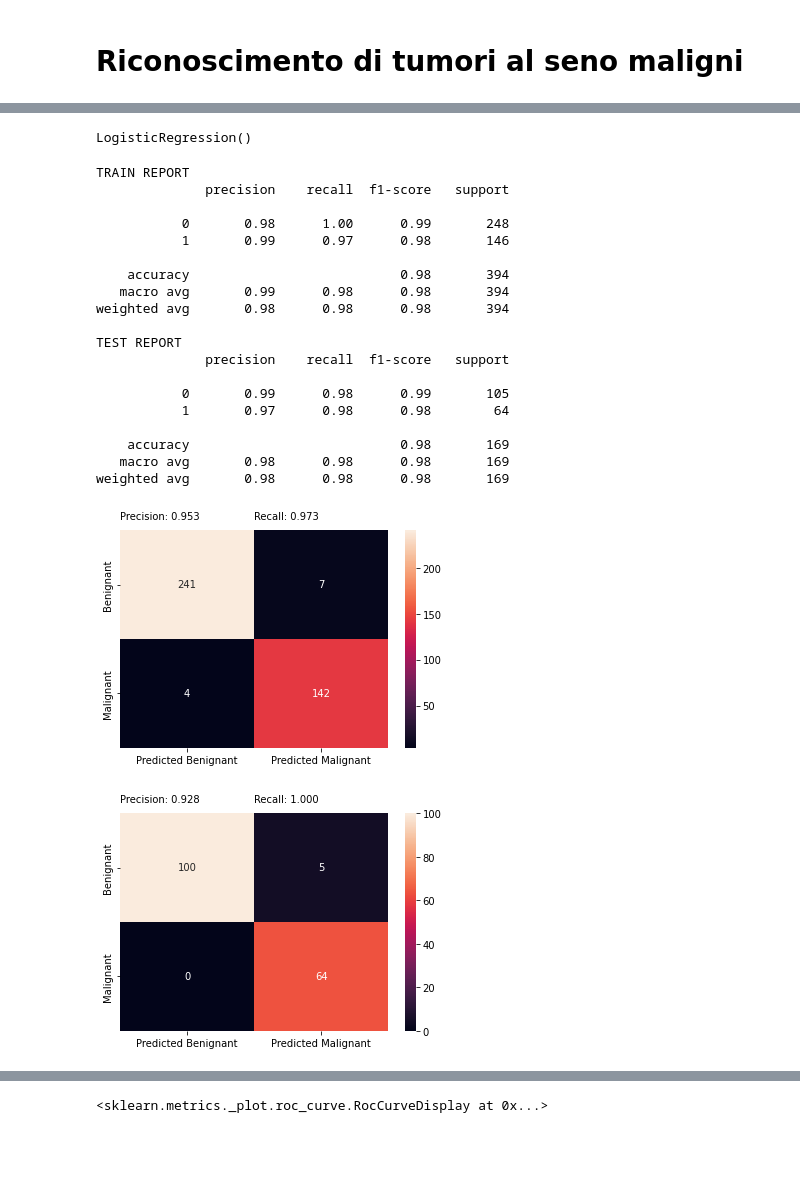
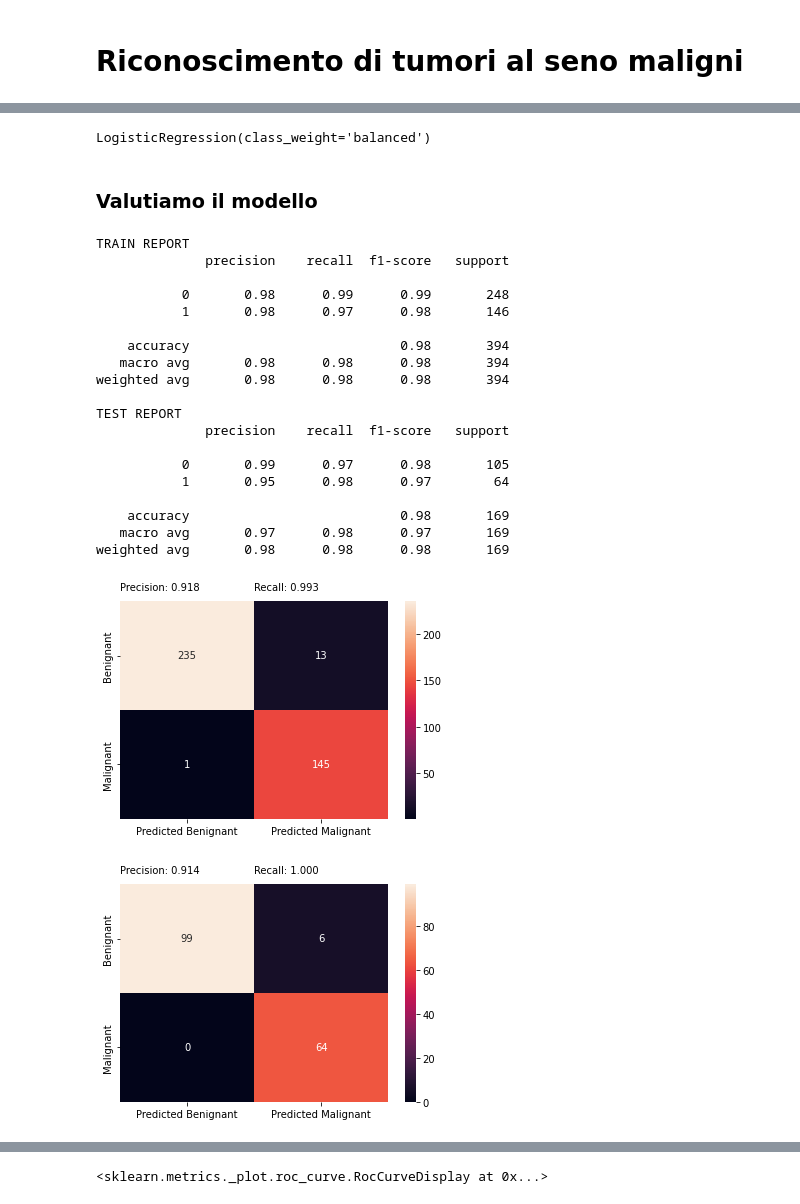
Before and after one commit to ProfAI/machine-learning-fondamenti, a Jupyter notebook: 4 - La Classificazione/binary_classification_exercise.ipynb, the cells around one changed output, grey strips where cells are left out. Cells and saved outputs as stored; diff of their text form; code cells hidden in the pictures; blank space fills up the shorter version.

```diff
--- a/4 - La Classificazione/binary_classification_exercise.ipynb
+++ b/4 - La Classificazione/binary_classification_exercise.ipynb
@@ -28,6 +37,6 @@ from sklearn.metrics import plot_roc_curve
 # %%
-BASE_URL=""
-df = pd.read_csv(BASE_URL+"breast_cancer.csv", header=0)
+BASE_URL="https://raw.githubusercontent.com/ProfAI/machine-learning-fondamenti/main/datasets/"
+df = pd.read_csv(BASE_URL+"breast_cancer.csv")
 df.head()
 # %% [output]
 |  | ID number | diagnosis | radius mean | texture mean | perimeter mean | area mean | smoothness mean | ... |
@@ -59,10 +77,12 @@ ss = StandardScaler()
 X_train = ss.fit_transform(X_train)
 X_test = ss.transform(X_test)
 # %%
-lr = LogisticRegression()
+lr = LogisticRegression(class_weight="balanced")
 lr.fit(X_train, y_train)
 # %% [output]
-LogisticRegression()
+LogisticRegression(class_weight='balanced')
+# %% [markdown]
+### Valutiamo il modello
 # %%
 y_pred_train = lr.predict(X_train)
 y_proba_train = lr.predict_proba(X_train)
@@ -77,21 +97,21 @@ print(classification_report(y_test, y_pred_test))
 TRAIN REPORT
               precision    recall  f1-score   support
 
-           0       0.98      1.00      0.99       248
-           1       0.99      0.97      0.98       146
+           0       0.98      0.99      0.99       248
+           1       0.98      0.97      0.98       146
 
     accuracy                           0.98       394
-   macro avg       0.99      0.98      0.98       394
+   macro avg       0.98      0.98      0.98       394
 weighted avg       0.98      0.98      0.98       394
 
 TEST REPORT
               precision    recall  f1-score   support
 
-           0       0.99      0.98      0.99       105
-           1       0.97      0.98      0.98        64
+           0       0.99      0.97      0.98       105
+           1       0.95      0.98      0.97        64
 
     accuracy                           0.98       169
-   macro avg       0.98      0.98      0.98       169
+   macro avg       0.97      0.98      0.97       169
 weighted avg       0.98      0.98      0.98       169
 # %%
 def plot_confusion_matrix(y_true, y_pred, labels=["Negative", "Positive"], show_precision_recall=True):
@@ -109,15 +129,15 @@ def plot_confusion_matrix(y_true, y_pred, labels=["Negative", "Positive"], show_
     plt.text(1, -0.1, f"Recall: {(cm[1][1]/(cm[1][1]+cm[1][0])):.3f}")
 
 
-y_pred_train = np.where(y_proba_train[:,1]>0.3,1,0)
+y_pred_train = np.where(y_proba_train[:,1]>0.25,1,0)
 plot_confusion_matrix(y_train, y_pred_train, ["Benignant", "Malignant"])
 # %% [output]
-[figure, old version]
+[figure, new version]
 # %%
-y_pred_test = np.where(y_proba_test[:,1]>0.3,1,0)
+y_pred_test = np.where(y_proba_test[:,1]>0.25,1,0)
 plot_confusion_matrix(y_test, y_pred_test, ["Benignant", "Malignant"])
 # %% [output]
-[figure, old version]
+[figure, new version]
 # %%
 plot_roc_curve(lr, X_train, y_train, name="Cancer Classifier")
 # %% [output]
```
Also changed, not shown: parts of 7 cells of this notebook.
